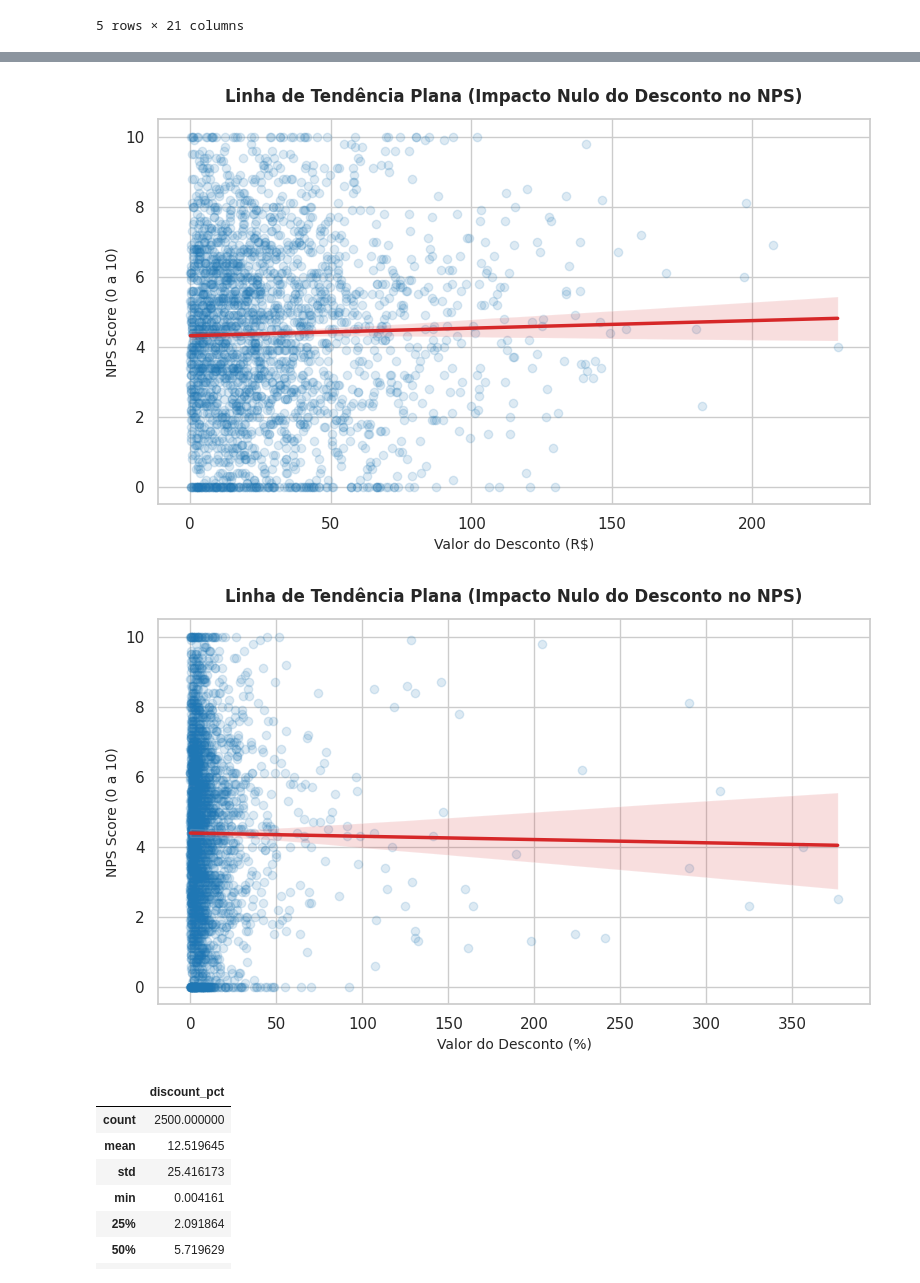
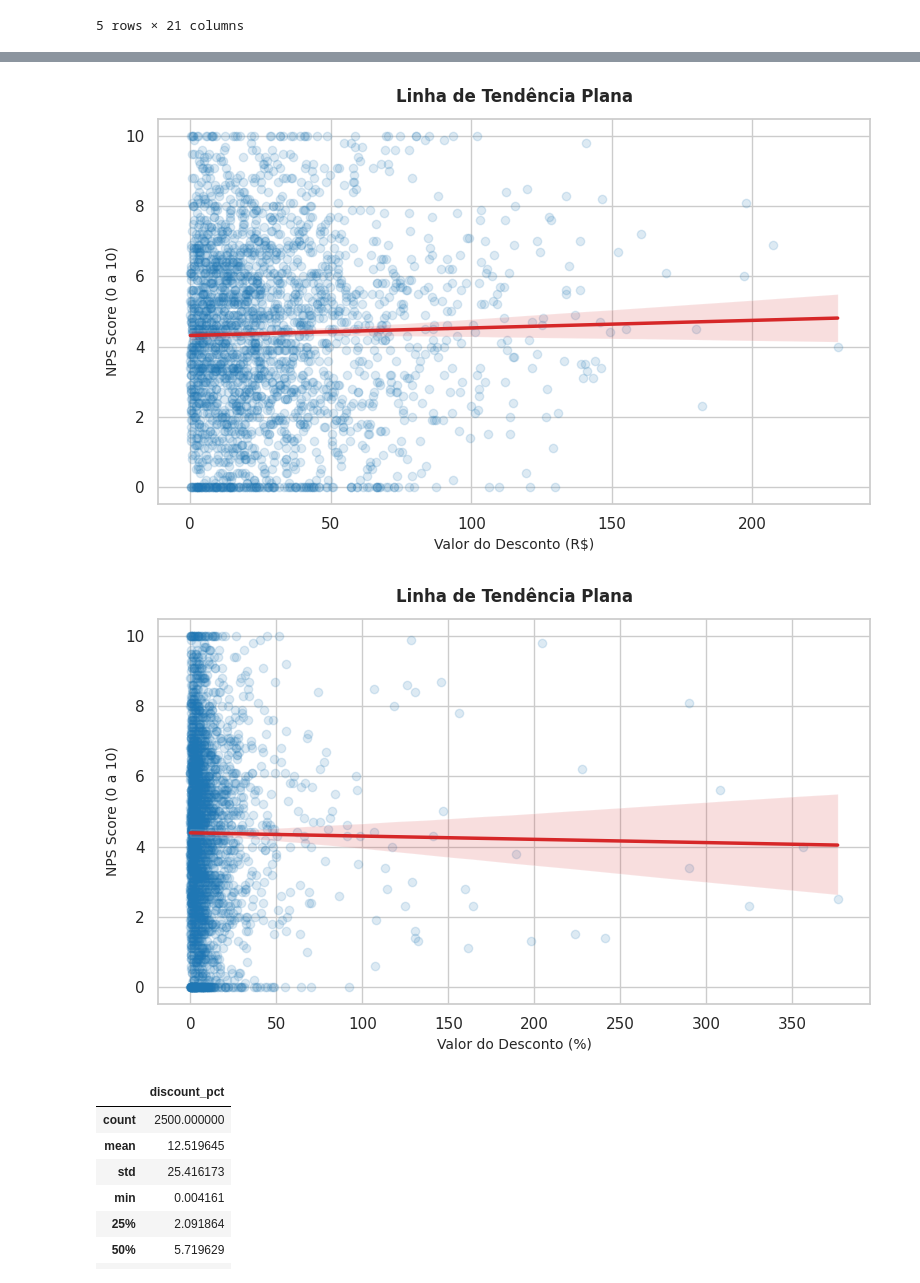
Before and after one commit to Raphaelexe/TechChallengeFase1PosTech, a Jupyter notebook: notebooks/TC1AnaliseNPS.ipynb, the cells around one changed output, grey strips where cells are left out. Drawn from its saved outputs; the diff is of its cells as text; code cells hidden in the pictures.

```diff
--- a/notebooks/TC1AnaliseNPS.ipynb
+++ b/notebooks/TC1AnaliseNPS.ipynb
@@ -582,27 +615,27 @@ Name: nps_score, dtype: float64
 # %%
 # Configuração visual do Seaborn
 sns.set_theme(style="whitegrid")
 plt.figure(figsize=(8, 5))
 
 # Gráfico de Tendência (Scatter + Regressão Linear)
 ax = sns.regplot(
     data=df_nps,
     x='discount_value',
     y='nps_score',
     scatter_kws={'alpha': 0.15, 'color': '#1f77b4'},
     line_kws={'color': '#d62728', 'linewidth': 2.5},
 )
 
 # Ajustes de título e eixos
-ax.set_title('Linha de Tendência Plana (Impacto Nulo do Desconto no NPS)', fontsize=12, fontweight='bold', pad=12)
+ax.set_title('Linha de Tendência Plana', fontsize=12, fontweight='bold', pad=12)
 ax.set_xlabel('Valor do Desconto (R$)', fontsize=10)
 ax.set_ylabel('NPS Score (0 a 10)', fontsize=10)
 ax.set_ylim(-0.5, 10.5)
 
 plt.tight_layout()
 plt.show()
 # %% [output]
-[figure, old version]
+[figure, new version]
 # %%
 # Configuração visual do Seaborn
 sns.set_theme(style="whitegrid")
@@ -618,7 +651,7 @@ ax = sns.regplot(
 )
 
 # Ajustes de título e eixos
-ax.set_title('Linha de Tendência Plana (Impacto Nulo do Desconto no NPS)', fontsize=12, fontweight='bold', pad=12)
+ax.set_title('Linha de Tendência Plana', fontsize=12, fontweight='bold', pad=12)
 ax.set_xlabel('Valor do Desconto (%)', fontsize=10)
 ax.set_ylabel('NPS Score (0 a 10)', fontsize=10)
 ax.set_ylim(-0.5, 10.5)
@@ -626,7 +659,7 @@ ax.set_ylim(-0.5, 10.5)
 plt.tight_layout()
 plt.show()
 # %% [output]
-[figure, old version]
+[figure, new version]
 # %%
 display(df_nps['discount_pct'].describe())
 
```
Also changed, not shown: parts of 10 cells of this notebook.
